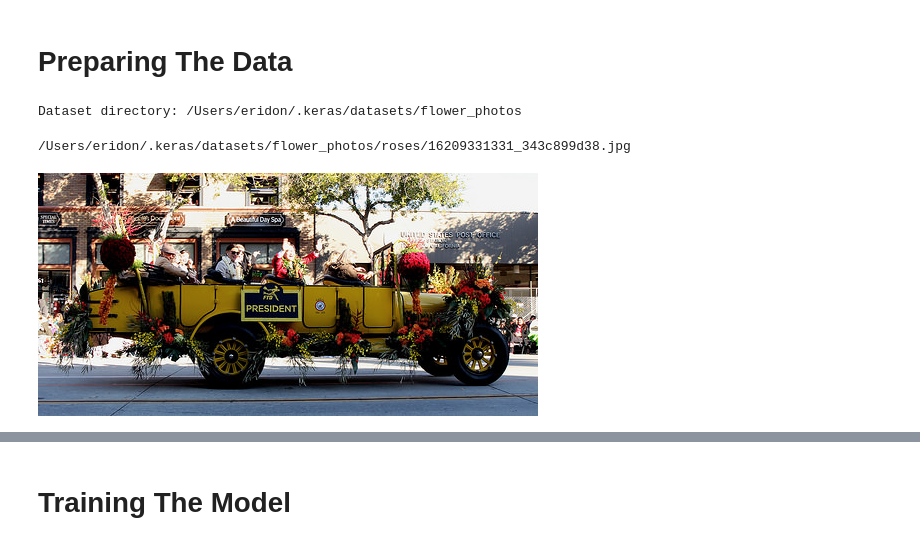
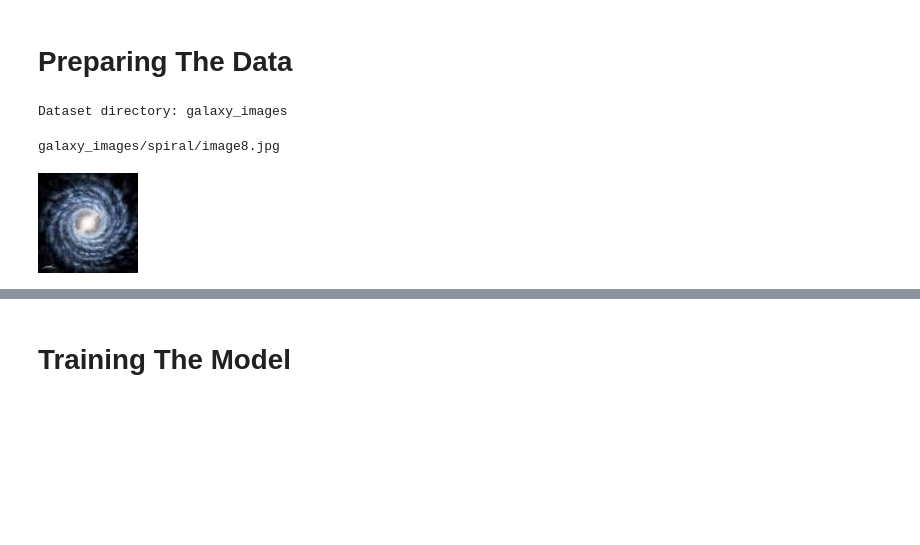
Before and after one commit to eridon/Galaxy-Classification-Model, a Jupyter notebook: ResNet50.ipynb, the cells around one changed output, grey strips where cells are left out. Cells and saved outputs as stored; diff of their text form; code cells hidden in the pictures; blank space fills up the shorter version.

Commit message:
Update ResNet50.ipynb
Upload working galaxy classification prototype

```diff
--- a/ResNet50.ipynb
+++ b/ResNet50.ipynb
@@ -18,9 +18,8 @@ To enable them in other operations, rebuild TensorFlow with the appropriate comp
 import pathlib
 import tensorflow as tf
 
-# Download and extract the dataset
-dataset_url = "https://storage.googleapis.com/download.tensorflow.org/example_images/flower_photos.tgz"
-data_dir = tf.keras.utils.get_file('flower_photos', origin=dataset_url, untar=True)
+# Extract the dataset
+data_dir = pathlib.Path("galaxy_images")
 
 # Convert the data_dir path to a Path object
 data_dir = pathlib.Path(data_dir)
@@ -28,18 +27,18 @@ data_dir = pathlib.Path(data_dir)
 # Print the path to the dataset directory
 print("Dataset directory:", data_dir)
 # %% [output]
-Dataset directory: /Users/eridon/.keras/datasets/flower_photos
+Dataset directory: galaxy_images
 # %%
-# Get a list of file paths for images in the 'roses' directory
-roses = list(data_dir.glob('roses/*'))
+# Get a list of file paths for images in the 'spiral' directory
+spiral = list(data_dir.glob('spiral/*'))
 
 # Print the path of the first image
-print(roses[0])
+print(spiral[0])
 
 # Open the first image using PIL
-PIL.Image.open(str(roses[0]))
+PIL.Image.open(str(spiral[0]))
 # %% [output]
-/Users/eridon/.keras/datasets/flower_photos/roses/16209331331_343c899d38.jpg
+galaxy_images/spiral/image8.jpg
-[figure, old version]
+[figure, new version]
 # %%
 import numpy as np
```
Also changed, not shown: parts of 13 cells of this notebook.
